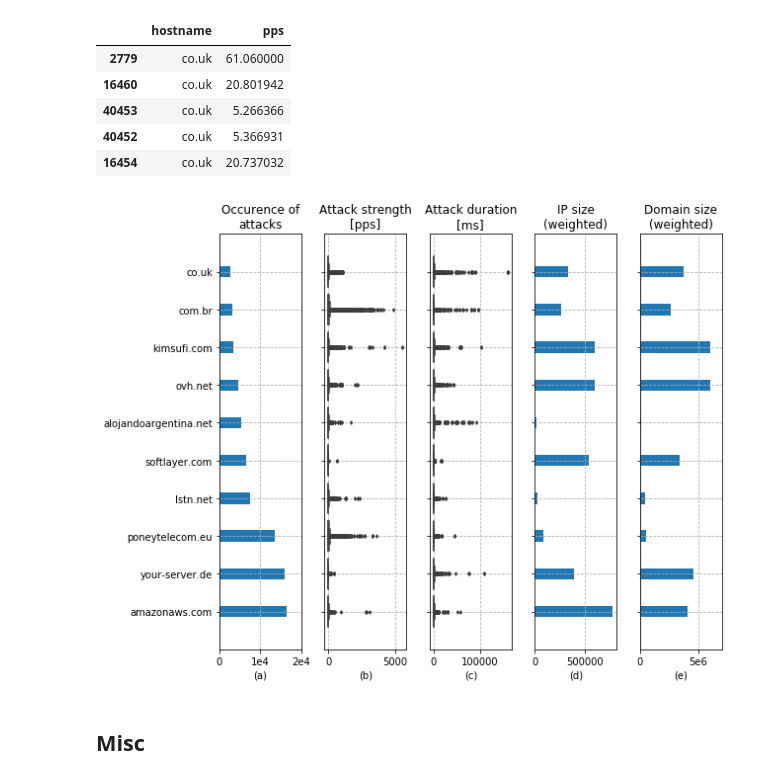
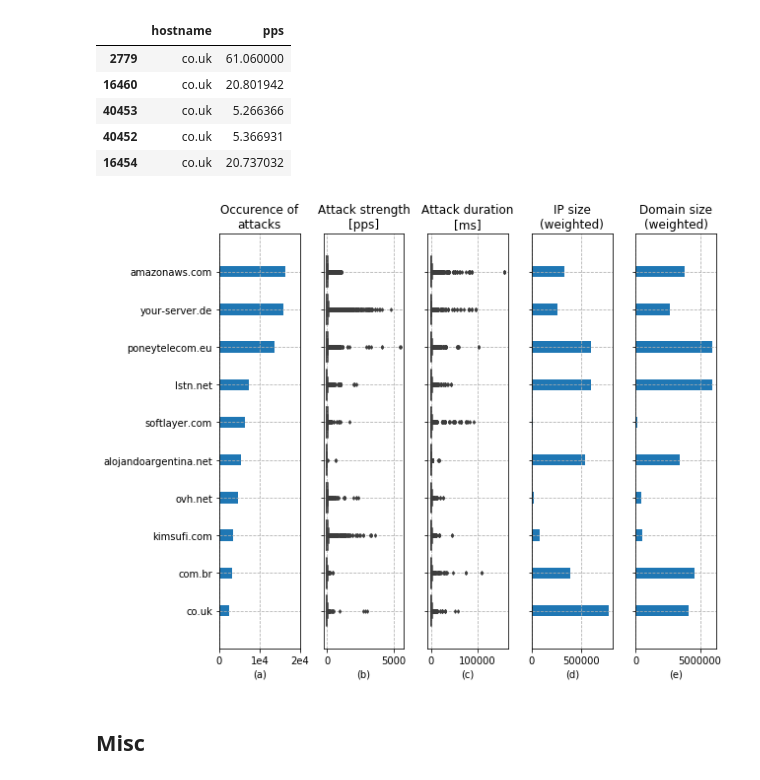
Before and after one commit to WKSu/WM0824TU-economics-of-cybersecurity-DDoS, a Jupyter notebook: block3-SecurityInvestments/securityInvestments.ipynb, the cells around one changed output. Cells and saved outputs as stored; diff of their text form; code cells hidden in the pictures.

Commit message:
Small fix on scaling of figure

```diff
--- a/block3-SecurityInvestments/securityInvestments.ipynb
+++ b/block3-SecurityInvestments/securityInvestments.ipynb
@@ -237,39 +237,35 @@ sns.boxplot(data=hostingDomainsMostAttacked, x="duration", y="hostname", orient=
             fliersize=2.5, ax=ax[2])
 ax[2].set_ylabel("")
 ax[2].set_xlabel("(c)")
 ax[2].set_title("Attack duration\n[ms]")
 
 ax[0].barh(mostAttackedHostingProviders.index, mostAttackedHostingProviders.values, height=0.3)
 ax[0].set_title("Occurence of\nattacks")
 ax[0].set_xlabel("(a)")
 ax[0].set_xlim([0, 20000])
 ax[0].set_xticklabels(["0", "1e4", "2e4"])
-ax[0].invert_yaxis()
 
 ax[3].barh(hostingDomains_IpSizeSeenWeighted.index,
            hostingDomains_IpSizeSeenWeighted.ipsize_seen_weighted, height=0.3)
 ax[3].set_title("IP size\n(weighted)")
 ax[3].set_xlabel("(d)")
-# ax[3].set_xlim([0, 7e6])
-# ax[3].set_xticklabels(["0", "5e6"])
 
 ax[4].barh(hostingDomains_DomainSizeSeenWeighted.index,
            hostingDomains_DomainSizeSeenWeighted.domainsize_seen_weighted, height=0.3)
 ax[4].set_title("Domain size\n(weighted)")
 ax[4].set_xlabel("(e)")
-ax[4].set_xlim([0, 7e6])
-ax[4].set_xticklabels(["0", "5e6"])
 
+ax[0].invert_yaxis()
 ax[0].grid(linestyle='--')
 ax[1].grid(linestyle='--')
 ax[2].grid(linestyle='--')
 ax[3].grid(linestyle='--')
 ax[4].grid(linestyle='--')
 
 plt.tight_layout()
 fig.savefig("images/top-ten-host-providers.png")
 # %% [output]
-[figure, old version]
+[figure, new version]
 # %% [markdown]
 ## Misc
 # %%
```
Also changed, not shown: 1 other file.
